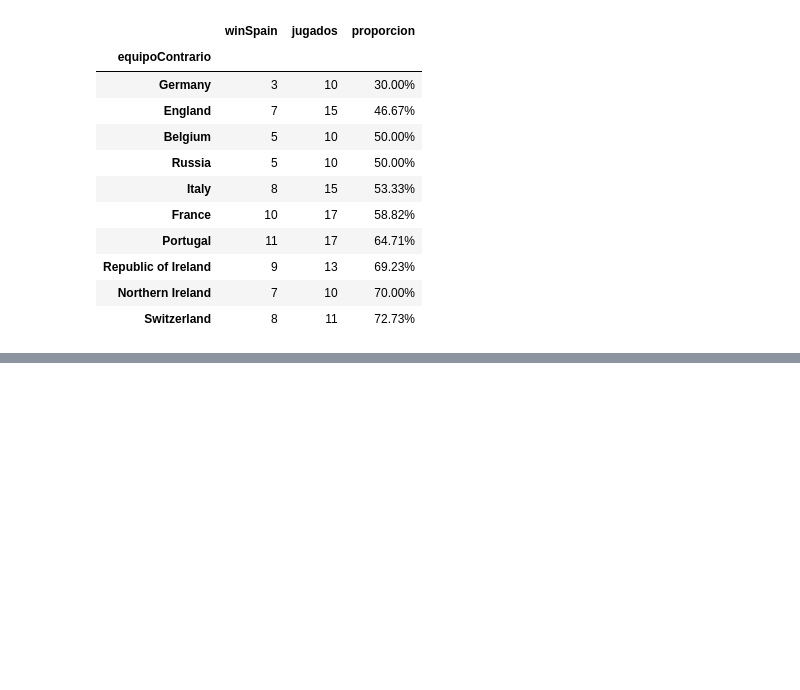
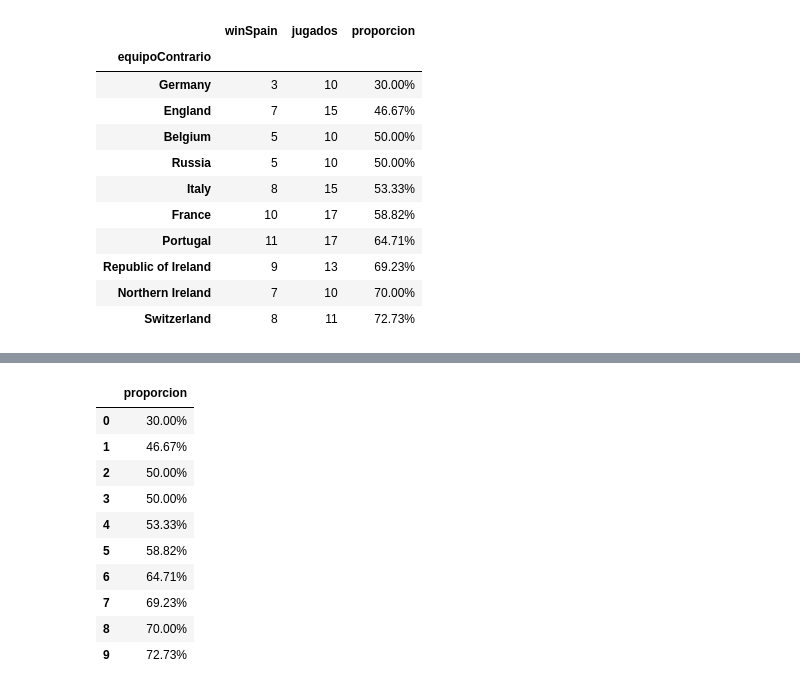
Before and after one commit to JMML2021/0501_sampling, a Jupyter notebook: 05_Sampling.ipynb, the cells around one changed output, grey strips where cells are left out. Cells and saved outputs as stored; diff of their text form; code cells hidden in the pictures; blank space fills up the shorter version.

```diff
--- a/05_Sampling.ipynb
+++ b/05_Sampling.ipynb
@@ -850,0 +848,15 @@ KeyError: ignored
+# %%
+y= resumen.iloc[:,[3]]
+y
+# %% [output]
+|  | proporcion |
+| 0 | 30.00% |
+| 1 | 46.67% |
+| 2 | 50.00% |
+| 3 | 50.00% |
+| 4 | 53.33% |
+| 5 | 58.82% |
+| 6 | 64.71% |
+| 7 | 69.23% |
+| 8 | 70.00% |
+| 9 | 72.73% |
```
Also changed, not shown: parts of 16 cells of this notebook.
